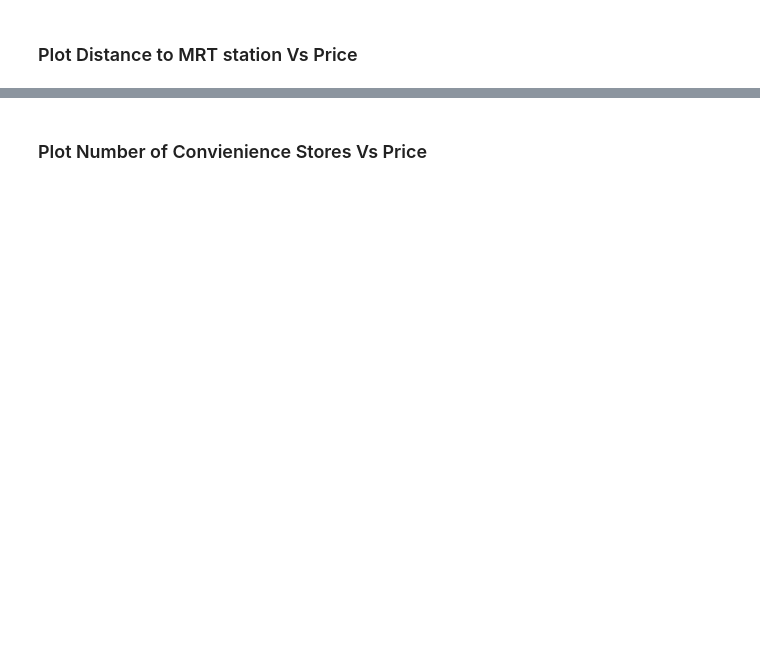
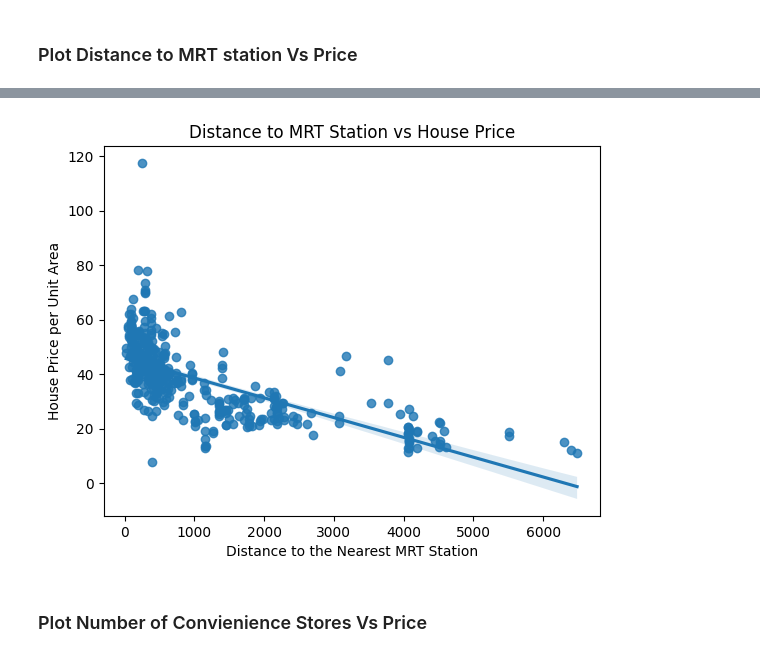
Before and after one commit to simratdhill0n/Real-Estate-Housing-Price-Prediction, a Jupyter notebook: Task6_Real Estate Price Prediction.ipynb, the cells around one changed output, grey strips where cells are left out. Cells and saved outputs as stored; diff of their text form; code cells hidden in the pictures; blank space fills up the shorter version.

```diff
--- a/Task6_Real Estate Price Prediction.ipynb
+++ b/Task6_Real Estate Price Prediction.ipynb
@@ -152,2 +227,11 @@ r2 Score :  0.7065810721724328
+# %%
+# Plot Distance to the MRT Station Vs Price
+sns.regplot(x=data['X3 distance to the nearest MRT station'], y=data['Y house price of unit area'])
+plt.xlabel('Distance to the Nearest MRT Station')
+plt.ylabel('House Price per Unit Area')
+plt.title('Distance to MRT Station vs House Price')
+plt.show()
+# %% [output]
+[figure, added]
 # %% [markdown]
 ### Plot Number of Convienience Stores Vs Price
```
Also changed, not shown: parts of 31 cells of this notebook.
